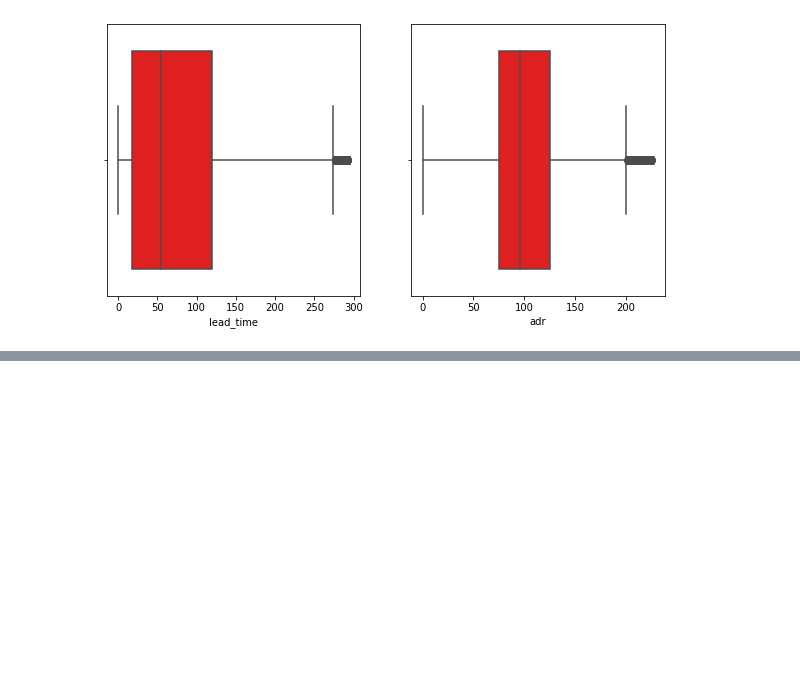
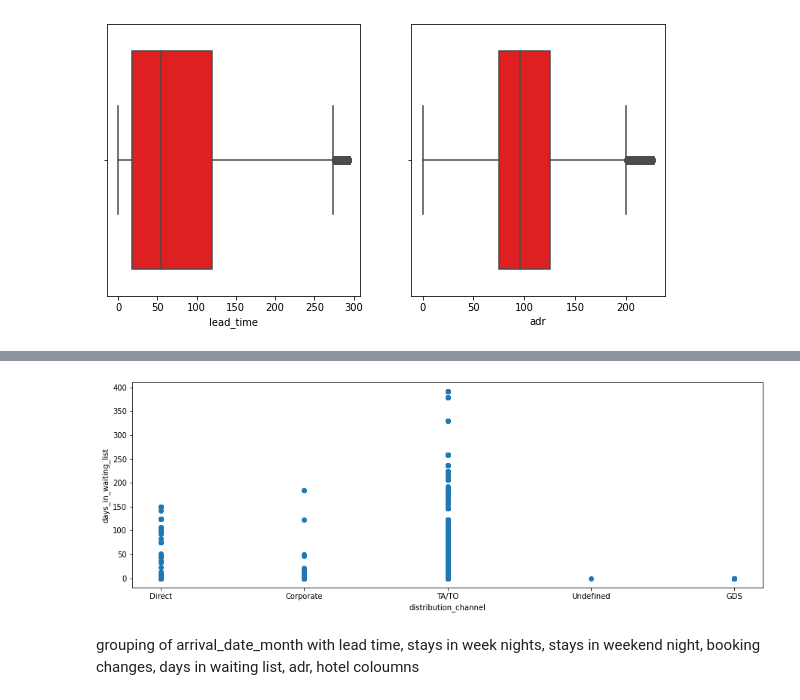
Before and after one commit to sugunayaparala/-Hotel-Booking-Analysis, a Jupyter notebook: Hotel_Booking_Analysis_Capstone_Project.ipynb, the cells around one changed output, grey strips where cells are left out. Drawn from its saved outputs; the diff is of its cells as text; code cells hidden in the pictures; blank space fills up the shorter version.

```diff
--- a/Hotel_Booking_Analysis_Capstone_Project.ipynb
+++ b/Hotel_Booking_Analysis_Capstone_Project.ipynb
@@ -303,0 +315,11 @@ sns.boxplot(x=df1['adr'], color='red')
+# %%
+## plot b/w distributiob channel and days in waiting list
+fig,x1=plt.subplots(figsize=(15,5))
+x1.scatter(df['distribution_channel'], df['days_in_waiting_list'])
+x1.set_xlabel('distribution_channel')
+x1.set_ylabel('days_in_waiting_list')
+plt.show()
+# %% [output]
+[figure, added]
+# %% [markdown]
+grouping of arrival_date_month with lead time, stays in week nights, stays in weekend night, booking changes, days in waiting list, adr, hotel coloumns
```
Also changed, not shown: parts of 17 cells of this notebook.
